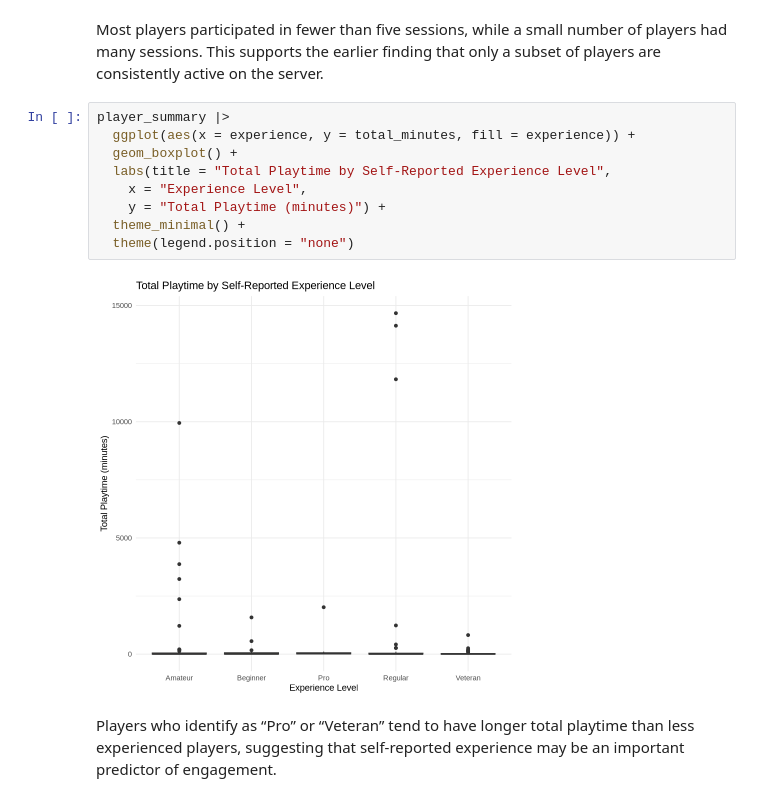
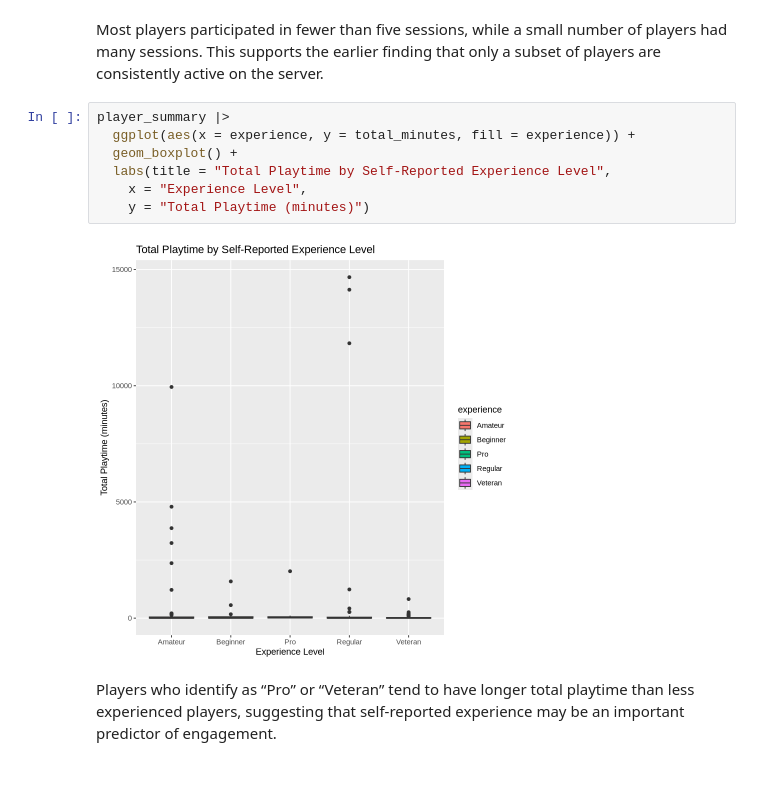
Before and after one commit to KayTee4/dsci100-minecraft-planning, a Jupyter notebook: project_planning.ipynb, the cells around one changed output. Cells and saved outputs as stored; diff of their text form.

```diff
--- a/project_planning.ipynb
+++ b/project_planning.ipynb
@@ -224,14 +224,12 @@ This supports the earlier finding that only a subset of players are consistently
 # %%
 player_summary |>
   ggplot(aes(x = experience, y = total_minutes, fill = experience)) +
   geom_boxplot() +
   labs(title = "Total Playtime by Self-Reported Experience Level",
     x = "Experience Level",
-    y = "Total Playtime (minutes)") +
-  theme_minimal() +
-  theme(legend.position = "none")
+    y = "Total Playtime (minutes)")
 # %% [output]
-[figure, old version]
+[figure, new version]
 # %% [markdown]
 Players who identify as “Pro” or “Veteran” tend to have longer total playtime than less experienced players,
 suggesting that self-reported experience may be an important predictor of engagement.
```
Also changed, not shown: parts of 1 cell of this notebook.
